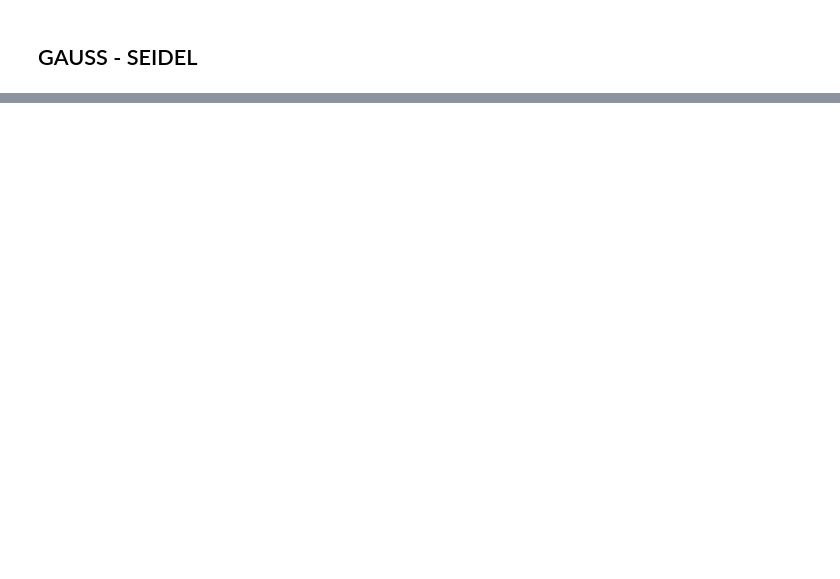
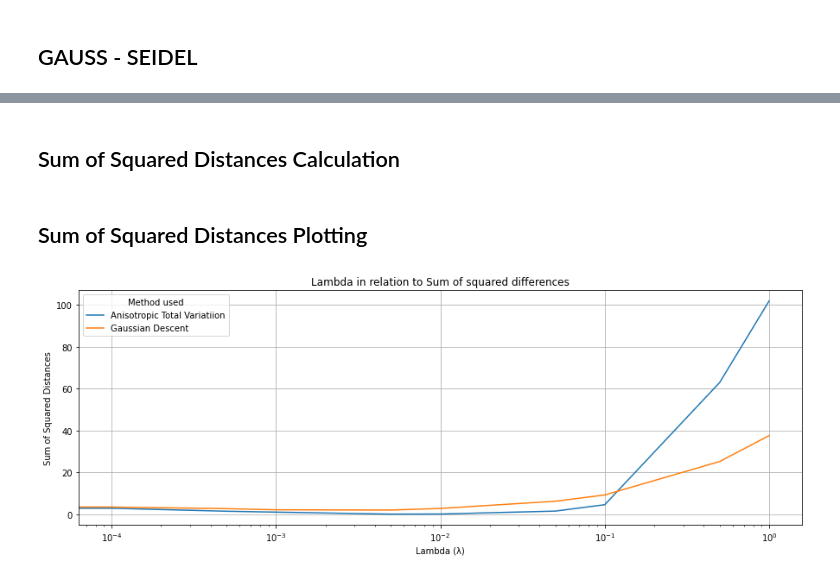
Before and after one commit to Brian6330/Computer_Visiion, a Jupyter notebook: template.ipynb, the cells around one changed output, grey strips where cells are left out. Drawn from its saved outputs; the diff is of its cells as text; code cells hidden in the pictures; blank space fills up the shorter version.

```diff
--- a/template.ipynb
+++ b/template.ipynb
@@ -323,7 +322,7 @@ $k =0 \longrightarrow \begin{bmatrix}\frac{1}{2} & \frac{1}{2} \\0&0\end{bmatrix
 # %%
 def blurring(img, kernel_mat):
     """
-    TODO: Description
+    Blur image with convolution, could alternatively be done simply with scipy.signal.convolve2d
     img: The image passed
     kernel_mat: The kernel used
     """
@@ -463,0 +470,30 @@ ValueError: Sparse matrices are not supported by this function. Perhaps one of t
+# %% [markdown]
+## Sum of Squared Distances Calculation
+# %%
+lambdas = [0, 0.0001, 0.0005, 0.001, 0.005, 0.01, 0.05, 0.1, 0.5, 1]
+ssd_atv = []
+ssd_gauss = []
+
+for value in lambdas:
+    img_anisotropic = GD(img_blurred, value, "aniso")
+    ssd_atv.append(compute_diff(img_anisotropic, sample_image))
+
+    img_gaussian = GD(img_blurred, value, "gauss")
+    ssd_gauss.append(compute_diff(img_gaussian, sample_image))
+# %% [markdown]
+## Sum of Squared Distances Plotting
+# %%
+plt.figure(figsize=(15, 5))
+
+plt.title("Lambda in relation to Sum of squared differences")
+
+plt.xlabel("Lambda (λ)")
+plt.ylabel("Sum of Squared Distances")
+plt.plot(lambdas, ssd_atv, label = "Anisotropic Total Variatiion")
+plt.plot(lambdas, ssd_gauss, label = "Gaussian Descent")
+plt.legend(title='Method used')
+plt.xscale("log")
+plt.grid()
+plt.show()
+# %% [output]
+[figure, added]
```
Also changed, not shown: parts of 5 cells of this notebook.
